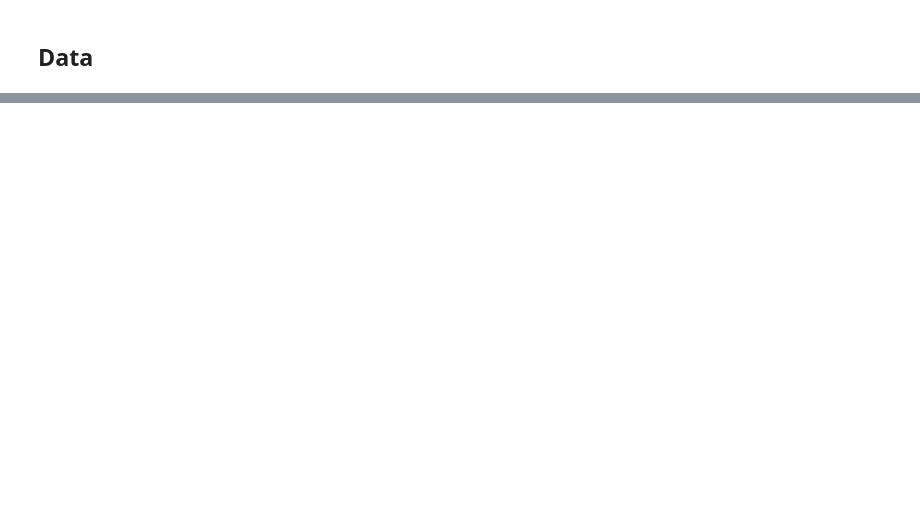
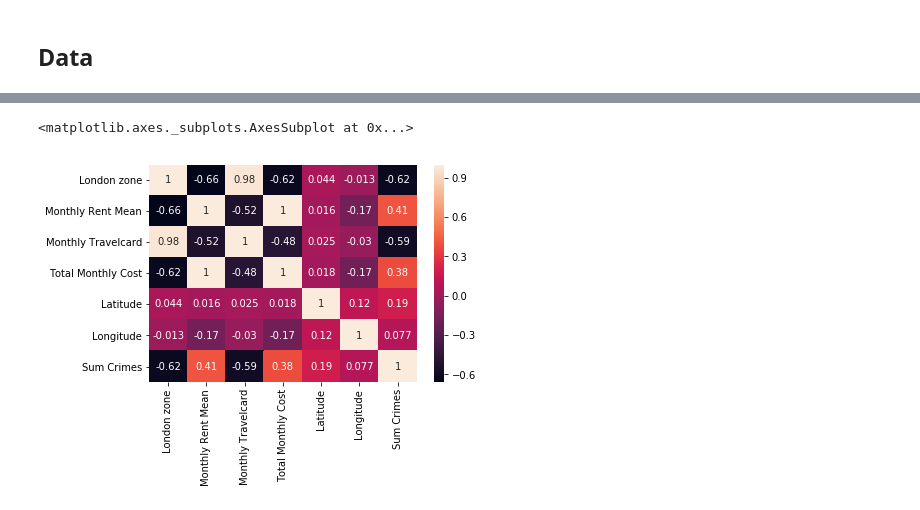
Before and after one commit to BeppeBM/Coursera_Capstone, a Jupyter notebook: CapstoneProject_BattleOfTheNeighborhoods.ipynb, the cells around one changed output, grey strips where cells are left out. Drawn from its saved outputs; the diff is of its cells as text; code cells hidden in the pictures; blank space fills up the shorter version.

```diff
--- a/CapstoneProject_BattleOfTheNeighborhoods.ipynb
+++ b/CapstoneProject_BattleOfTheNeighborhoods.ipynb
@@ -20,0 +236,8 @@ From this database it is possible to extract all required geographical details f
+# %%
+London_df_final.dropna(inplace=True)
+London_df_final.drop(['Postcode district'], axis=1, inplace=True)
+# %%
+London_df_final.drop_duplicates(subset='District', keep='first', inplace=True)
+# %%
+London_df_final.index= range(len(London_df_final))
+London_df_final.head()
@@ -20,0 +275,2 @@ From this database it is possible to extract all required geographical details f
+# %%
+London_df_final_corr = London_df_final.corr()
@@ -20,0 +288,5 @@ From this database it is possible to extract all required geographical details f
+# %%
+sns.heatmap(London_df_final_corr,annot=True)
+# %% [output]
+<matplotlib.axes._subplots.AxesSubplot at 0x...>
+[figure, added]
```
Also changed, not shown: parts of 71 cells of this notebook.
